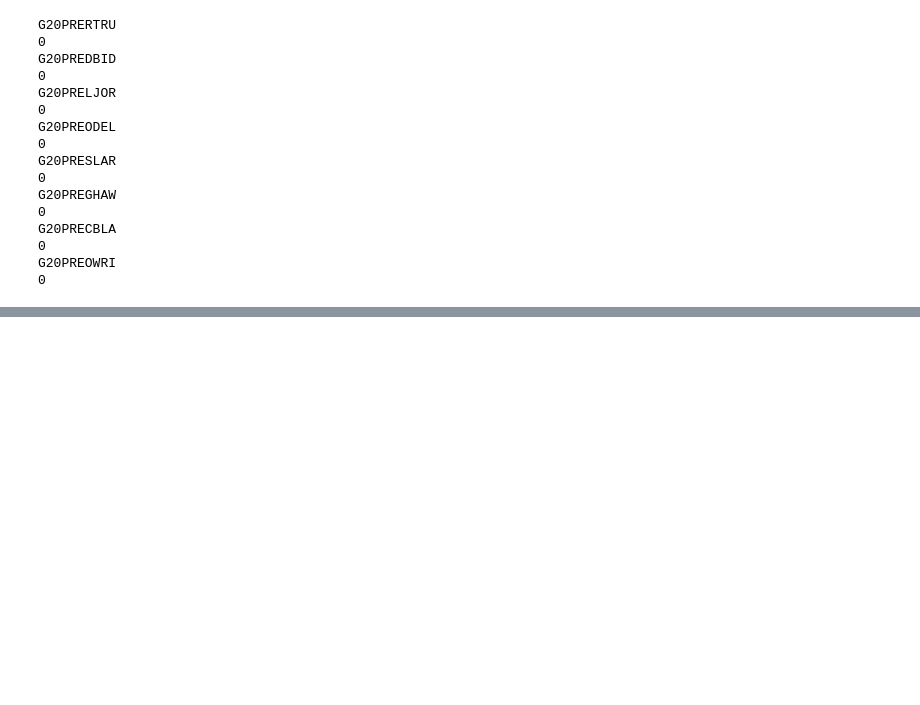
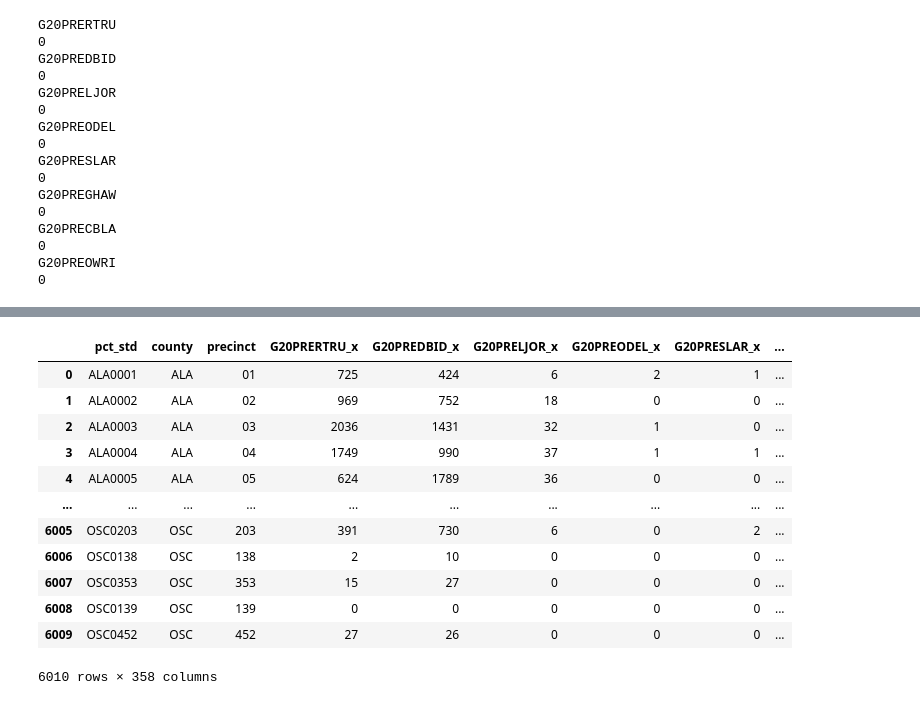
Before and after one commit to nonpartisan-redistricting-datahub/erj-fl, a Jupyter notebook: 2020/general/fl_gen_20_st_prec.ipynb, the cells around one changed output, grey strips where cells are left out. Cells and saved outputs as stored; diff of their text form; code cells hidden in the pictures; blank space fills up the shorter version.

```diff
--- a/2020/general/fl_gen_20_st_prec.ipynb
+++ b/2020/general/fl_gen_20_st_prec.ipynb
@@ -947,0 +1052,19 @@ All precincts containing differences:
+# %%
+join_attempt_two["County Name"] = np.where(join_attempt_two["County Name"].isna(), join_attempt_two["county"], join_attempt_two["County Name"])
+# %%
+join_attempt_two["COUNTYFP"] = join_attempt_two["County Name"].map(fl_fips_dict).fillna(join_attempt_two["County Name"])
+# %%
+fl_fips_dict_2 = {
+  'BRO':'011',
+  'FLA':'035',
+  'HIL':'057',
+  'PIN':'103',
+  'BRE':'009',
+  'CLL':'021',
+  'LEO':'073',
+  'DAD':'086',
+  'PAL':'099',
+  'PAS':'101',
+}
+# %%
+join_attempt_two["COUNTYFP"] = join_attempt_two["County Name"].map(fl_fips_dict_2).fillna(join_attempt_two["COUNTYFP"])
@@ -947,0 +1082,16 @@ All precincts containing differences:
+# %%
+join_attempt_two
+# %% [output]
+|  | pct_std | county | precinct | G20PRERTRU_x | G20PREDBID_x | G20PRELJOR_x | G20PREODEL_x | G20PRESLAR_x | ... |
+| 0 | ALA0001 | ALA | 01 | 725 | 424 | 6 | 2 | 1 | ... |
+| 1 | ALA0002 | ALA | 02 | 969 | 752 | 18 | 0 | 0 | ... |
+| 2 | ALA0003 | ALA | 03 | 2036 | 1431 | 32 | 1 | 0 | ... |
+| 3 | ALA0004 | ALA | 04 | 1749 | 990 | 37 | 1 | 1 | ... |
+| 4 | ALA0005 | ALA | 05 | 624 | 1789 | 36 | 0 | 0 | ... |
+| ... | ... | ... | ... | ... | ... | ... | ... | ... | ... |
+| 6005 | OSC0203 | OSC | 203 | 391 | 730 | 6 | 0 | 2 | ... |
+| 6006 | OSC0138 | OSC | 138 | 2 | 10 | 0 | 0 | 0 | ... |
+| 6007 | OSC0353 | OSC | 353 | 15 | 27 | 0 | 0 | 0 | ... |
+| 6008 | OSC0139 | OSC | 139 | 0 | 0 | 0 | 0 | 0 | ... |
+| 6009 | OSC0452 | OSC | 452 | 27 | 26 | 0 | 0 | 0 | ... |
+6010 rows × 358 columns
```
Also changed, not shown: parts of 67 cells of this notebook, 4 other files.
